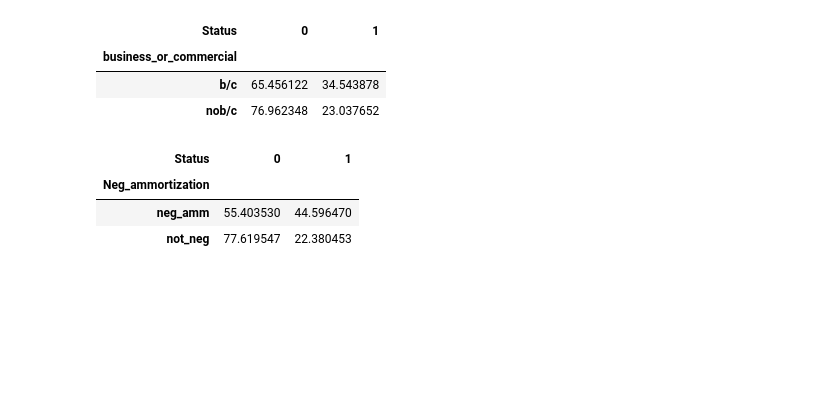
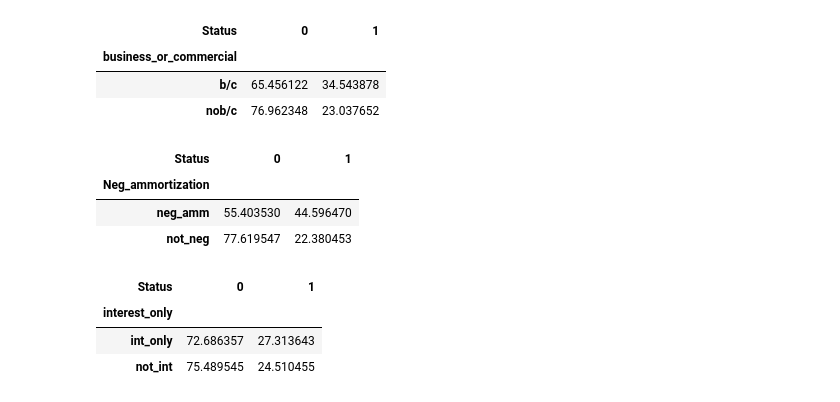
Before and after one commit to YASH280626/loan-default-prediction, a Jupyter notebook: analysis.ipynb, the cells around one changed output. Saved outputs shown, nothing was run; the diff lists cells and outputs as text; code cells hidden in the pictures; blank space fills up the shorter version.

Commit message:
Investigated Interest_Only against Default Status

```diff
--- a/analysis.ipynb
+++ b/analysis.ipynb
@@ -543,3 +543,11 @@ negative_ammortization_status
 | Neg_ammortization |  |  |
 | neg_amm | 55.403530 | 44.596470 |
 | not_neg | 77.619547 | 22.380453 |
+# %%
+interest_only_status = pd.crosstab(df['interest_only'], df['Status'], normalize='index')*100
+interest_only_status
+# %% [output]
+| Status | 0 | 1 |
+| interest_only |  |  |
+| int_only | 72.686357 | 27.313643 |
+| not_int | 75.489545 | 24.510455 |
```
